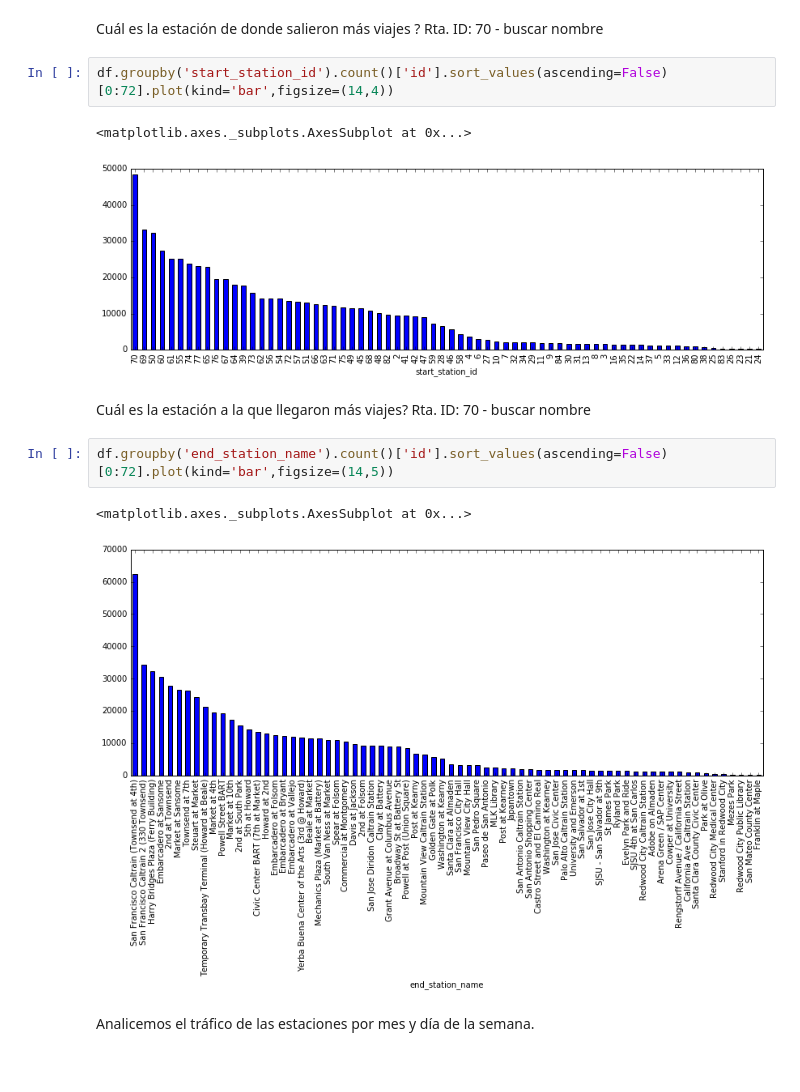
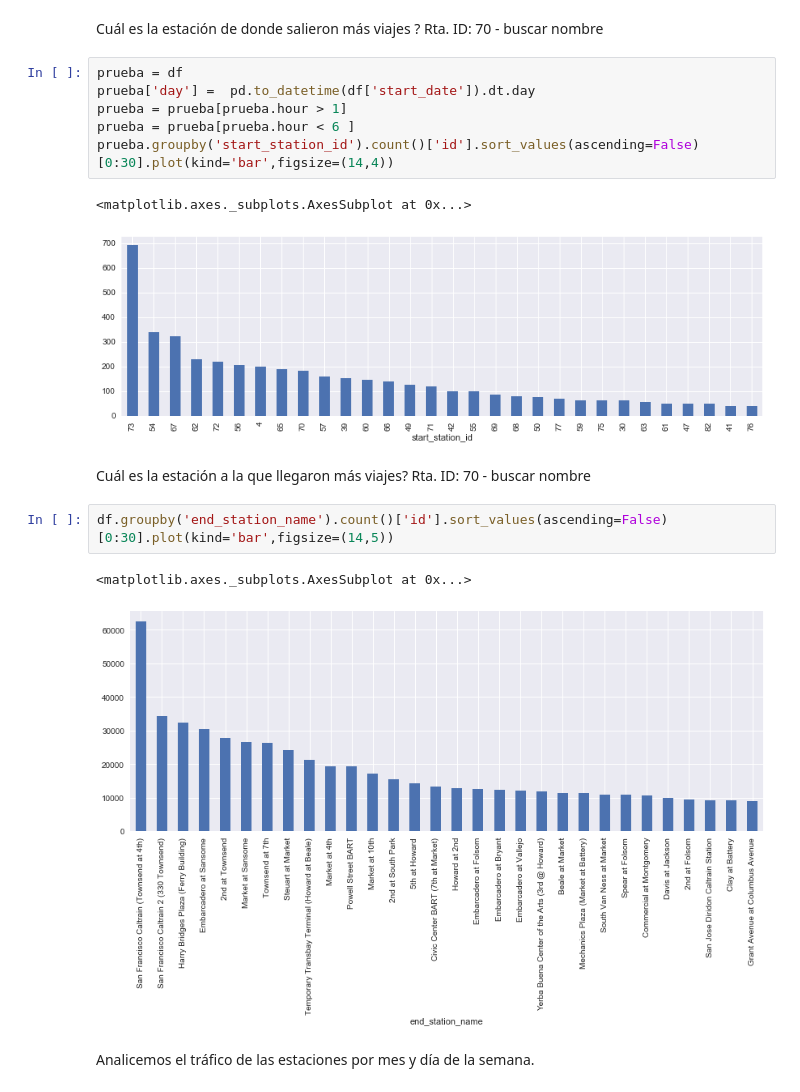
Before and after one commit to Gnahue/sanFranciscoBiclas, a Jupyter notebook: Analisis Exploratorio/TrafficStationAnalisys.ipynb, the cells around one changed output. Drawn from its saved outputs; the diff is of its cells as text.

```diff
--- a/Analisis Exploratorio/TrafficStationAnalisys.ipynb
+++ b/Analisis Exploratorio/TrafficStationAnalisys.ipynb
@@ -30,16 +31,20 @@ df.head(3)
 # %% [markdown]
 Cuál es la estación de donde salieron más viajes ? Rta. ID: 70 - buscar nombre
 # %%
-df.groupby('start_station_id').count()['id'].sort_values(ascending=False)[0:72].plot(kind='bar',figsize=(14,4))
+prueba = df
+prueba['day'] =  pd.to_datetime(df['start_date']).dt.day
+prueba = prueba[prueba.hour > 1]
+prueba = prueba[prueba.hour < 6 ]
+prueba.groupby('start_station_id').count()['id'].sort_values(ascending=False)[0:30].plot(kind='bar',figsize=(14,4))
 # %% [output]
 <matplotlib.axes._subplots.AxesSubplot at 0x...>
-[figure, old version]
+[figure, new version]
 # %% [markdown]
 Cuál es la estación a la que llegaron más viajes? Rta. ID: 70 - buscar nombre
 # %%
-df.groupby('end_station_name').count()['id'].sort_values(ascending=False)[0:72].plot(kind='bar',figsize=(14,5))
+df.groupby('end_station_name').count()['id'].sort_values(ascending=False)[0:30].plot(kind='bar',figsize=(14,5))
 # %% [output]
 <matplotlib.axes._subplots.AxesSubplot at 0x...>
-[figure, old version]
+[figure, new version]
 # %% [markdown]
 Analicemos el tráfico de las estaciones por mes y día de la semana.
```
Also changed, not shown: parts of 7 cells of this notebook.
